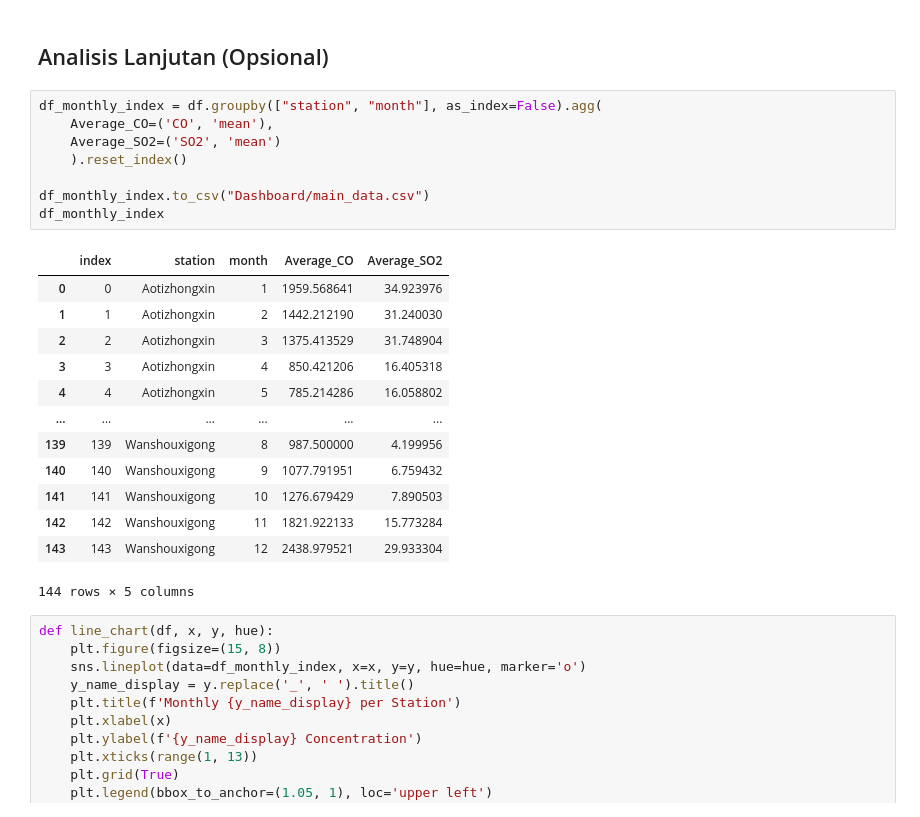
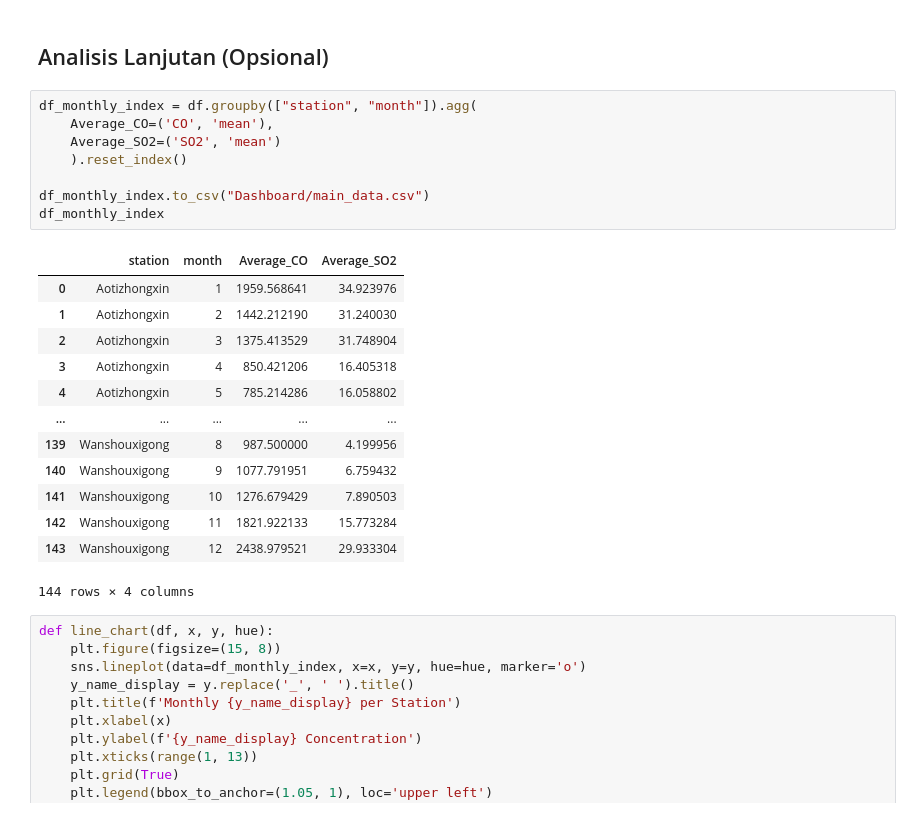
Before and after one commit to thoriqdhiyaaptaribowo/Fundamental-Data-Analysis-Dicoding, a Jupyter notebook: Proyek_Analisis_Data.ipynb, the cells around one changed output. Drawn from its saved outputs; the diff is of its cells as text.

Commit message:
fix df_monthly_index

```diff
--- a/Proyek_Analisis_Data.ipynb
+++ b/Proyek_Analisis_Data.ipynb
@@ -206,27 +206,27 @@ plot_monthly_avg_per_station(df_explore, SO2_mean_col_name, station_col_name, fi
 # %% [markdown]
 ## Analisis Lanjutan (Opsional)
 # %%
-df_monthly_index = df.groupby(["station", "month"], as_index=False).agg(
+df_monthly_index = df.groupby(["station", "month"]).agg(
     Average_CO=('CO', 'mean'),
     Average_SO2=('SO2', 'mean')
     ).reset_index()
 
 df_monthly_index.to_csv("Dashboard/main_data.csv")
 df_monthly_index
 # %% [output]
-|  | index | station | month | Average_CO | Average_SO2 |
-| 0 | 0 | Aotizhongxin | 1 | 1959.568641 | 34.923976 |
-| 1 | 1 | Aotizhongxin | 2 | 1442.212190 | 31.240030 |
-| 2 | 2 | Aotizhongxin | 3 | 1375.413529 | 31.748904 |
-| 3 | 3 | Aotizhongxin | 4 | 850.421206 | 16.405318 |
-| 4 | 4 | Aotizhongxin | 5 | 785.214286 | 16.058802 |
-| ... | ... | ... | ... | ... | ... |
-| 139 | 139 | Wanshouxigong | 8 | 987.500000 | 4.199956 |
-| 140 | 140 | Wanshouxigong | 9 | 1077.791951 | 6.759432 |
-| 141 | 141 | Wanshouxigong | 10 | 1276.679429 | 7.890503 |
-| 142 | 142 | Wanshouxigong | 11 | 1821.922133 | 15.773284 |
-| 143 | 143 | Wanshouxigong | 12 | 2438.979521 | 29.933304 |
+|  | station | month | Average_CO | Average_SO2 |
+| 0 | Aotizhongxin | 1 | 1959.568641 | 34.923976 |
+| 1 | Aotizhongxin | 2 | 1442.212190 | 31.240030 |
+| 2 | Aotizhongxin | 3 | 1375.413529 | 31.748904 |
+| 3 | Aotizhongxin | 4 | 850.421206 | 16.405318 |
+| 4 | Aotizhongxin | 5 | 785.214286 | 16.058802 |
+| ... | ... | ... | ... | ... |
+| 139 | Wanshouxigong | 8 | 987.500000 | 4.199956 |
+| 140 | Wanshouxigong | 9 | 1077.791951 | 6.759432 |
+| 141 | Wanshouxigong | 10 | 1276.679429 | 7.890503 |
+| 142 | Wanshouxigong | 11 | 1821.922133 | 15.773284 |
+| 143 | Wanshouxigong | 12 | 2438.979521 | 29.933304 |
-144 rows × 5 columns
+144 rows × 4 columns
 # %%
 def line_chart(df, x, y, hue):
     plt.figure(figsize=(15, 8))
```
Also changed, not shown: 1 other file.
